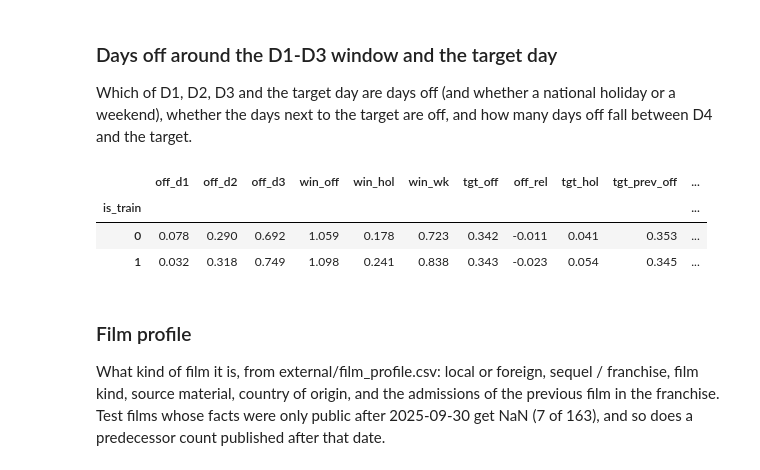
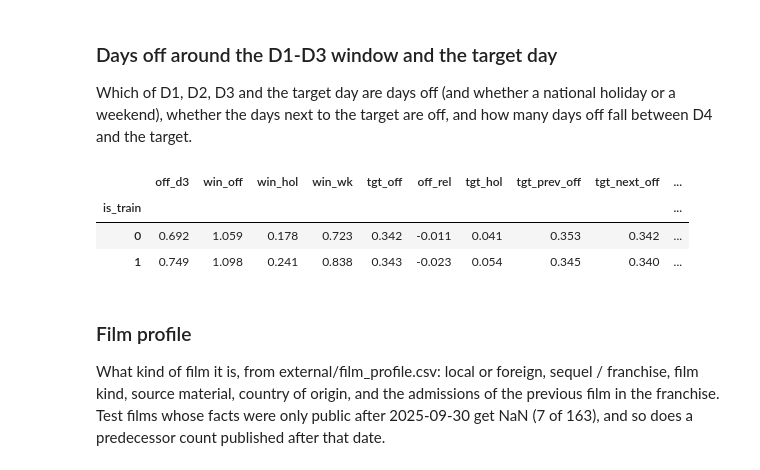
Before and after one commit to LeonArif/JOINTS, a Jupyter notebook: leon/main.ipynb, the cells around one changed output. Cells and saved outputs as stored; diff of their text form; code cells hidden in the pictures.

```diff
--- a/leon/main.ipynb
+++ b/leon/main.ipynb
@@ -501,34 +501,33 @@ Which of D1, D2, D3 and the target day are days off (and whether a national holi
 # %%
 def is_off(dates):
     return ((dates.dt.dayofweek >= 5) | dates.isin(NATIONAL_HOLIDAYS) | dates.isin(cuti["date"])).astype(int)
 
 def add_window_offdays(df):
     """days off (weekend, national holiday, cuti bersama) in the D1-D3 window, on and around the target day, and between D4 and the target"""
     df = df.copy()
     day = lambda k: df["d1_date"] + pd.Timedelta(days=k)
-    for k in range(3):
-        df[f"off_d{k + 1}"] = is_off(day(k))
-    df["win_off"] = df[["off_d1", "off_d2", "off_d3"]].sum(axis=1)
+    df["off_d3"] = is_off(day(2))
+    df["win_off"] = sum(is_off(day(k)) for k in range(3))
     df["win_hol"] = sum(day(k).isin(NATIONAL_HOLIDAYS).astype(int) for k in range(3))
     df["win_wk"] = sum((day(k).dt.dayofweek >= 5).astype(int) for k in range(3))
     df["tgt_off"] = is_off(df["date_show"])
     df["off_rel"] = df["tgt_off"] - df["win_off"] / 3
     df["tgt_hol"] = df["date_show"].isin(NATIONAL_HOLIDAYS).astype(int)
     df["tgt_prev_off"] = is_off(df["date_show"] - pd.Timedelta(days=1))
     df["tgt_next_off"] = is_off(df["date_show"] + pd.Timedelta(days=1))
     df["between_off"] = sum(((df["horizon"] > h) & (is_off(day(h - 1)) == 1)).astype(int) for h in range(4, 11))
     df["between_off_share"] = df["between_off"] / (df["horizon"] - 4).clip(lower=1)
     return df
 
-OFF_COLS = ["off_d1", "off_d2", "off_d3", "win_off", "win_hol", "win_wk", "tgt_off", "off_rel",
+OFF_COLS = ["off_d3", "win_off", "win_hol", "win_wk", "tgt_off", "off_rel",
             "tgt_hol", "tgt_prev_off", "tgt_next_off", "between_off", "between_off_share"]
 full = add_window_offdays(full)
 full.groupby("is_train")[OFF_COLS].mean().round(3)
 # %% [output]
-|  | off_d1 | off_d2 | off_d3 | win_off | win_hol | win_wk | tgt_off | off_rel | tgt_hol | tgt_prev_off | ... |
-| is_train |  |  |  |  |  |  |  |  |  |  | ... |
-| 0 | 0.078 | 0.290 | 0.692 | 1.059 | 0.178 | 0.723 | 0.342 | -0.011 | 0.041 | 0.353 | ... |
-| 1 | 0.032 | 0.318 | 0.749 | 1.098 | 0.241 | 0.838 | 0.343 | -0.023 | 0.054 | 0.345 | ... |
+|  | off_d3 | win_off | win_hol | win_wk | tgt_off | off_rel | tgt_hol | tgt_prev_off | tgt_next_off | ... |
+| is_train |  |  |  |  |  |  |  |  |  | ... |
+| 0 | 0.692 | 1.059 | 0.178 | 0.723 | 0.342 | -0.011 | 0.041 | 0.353 | 0.342 | ... |
+| 1 | 0.749 | 1.098 | 0.241 | 0.838 | 0.343 | -0.023 | 0.054 | 0.345 | 0.340 | ... |
 # %% [markdown]
 ### Film profile
 What kind of film it is, from external/film_profile.csv: local or foreign, sequel / franchise, film kind, source material, country of origin, and the admissions of the previous film in the franchise. Test films whose facts were only public after 2025-09-30 get NaN (7 of 163), and so does a predecessor count published after that date.
```
Also changed, not shown: parts of 12 cells of this notebook, 15 other files.
